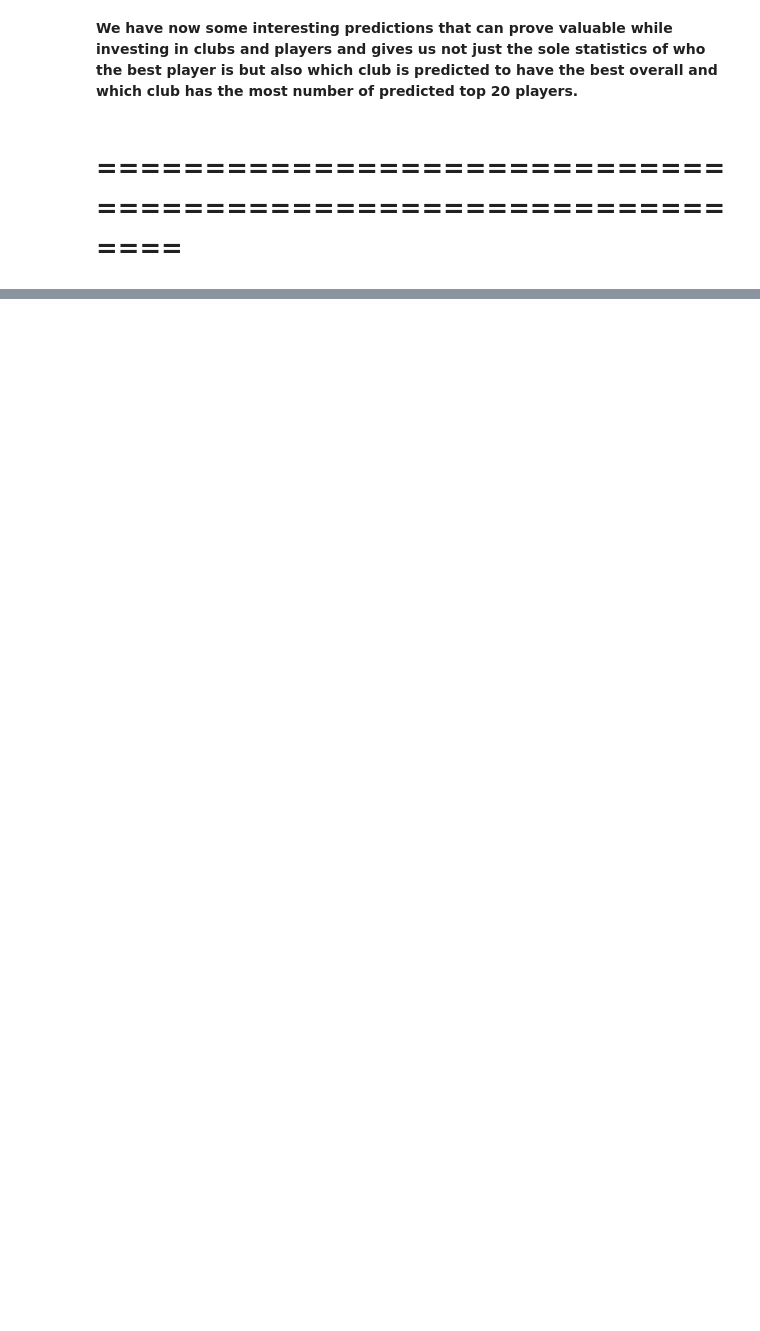
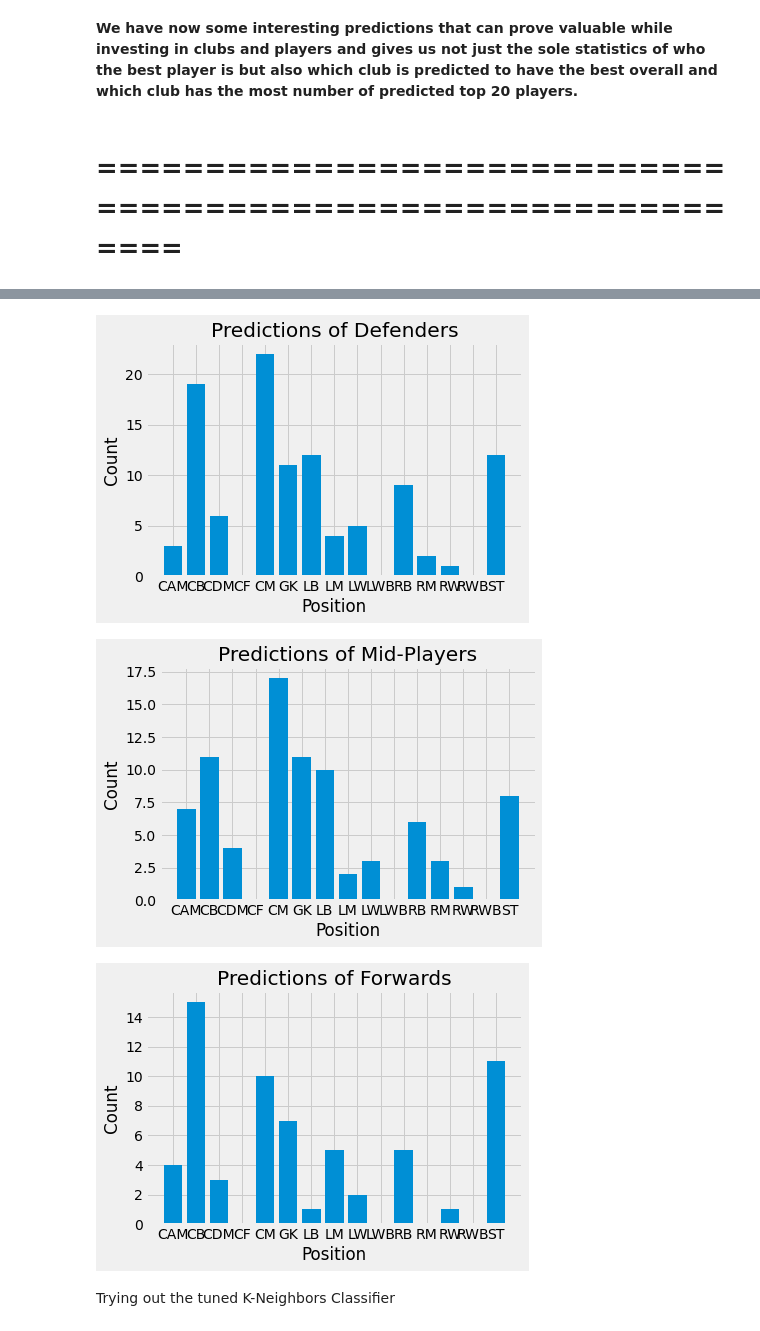
Before and after one commit to Wangsherpa/fifa-final-project, a Jupyter notebook: fifa-project.ipynb, the cells around one changed output, grey strips where cells are left out. Drawn from its saved outputs; the diff is of its cells as text; code cells hidden in the pictures; blank space fills up the shorter version.

```diff
--- a/fifa-project.ipynb
+++ b/fifa-project.ipynb
@@ -470,0 +776,45 @@ plt.show()
+# %%
+defenders = ['CB','CDM','LB','LWB','RB','RWB']
+mid = ['CAM','CM','LM','RM']
+forward = ['CF','LW','RW','ST']
+
+y_test_nn = pd.get_dummies(df_test['player_positions'])
+y_test_nn = y_test_nn[df_tst['club'].isin(clubs)]
+y_nn = pd.get_dummies(df_train['player_positions'])
+y_nn = y_nn[df_tst['club'].isin(clubs)]
+y_19_actual = y_nn[df_tst['club'].isin(clubs)]
+y_20_actual = y_test_nn
+y_20_pr = pd.get_dummies(y_pred_t)
+y_20_pre = y_20_pr[df_tst['club'].isin(clubs)]
+y_20_pred = pd.DataFrame(y_20_pre, index=y_20_actual.index, columns=y_20_actual.columns)
+pred_def = y_20_pred[(y_19_actual['CB'] == 1) | (y_19_actual['CDM'] == 1) | (y_19_actual['LB'] == 1) | (y_19_actual['LWB'] == 1)
+                    | (y_19_actual['RB'] == 1) | (y_19_actual['RWB'] == 1)].sum(axis=0)
+pred_mid = y_20_pred[(y_19_actual['CAM'] == 1) | (y_19_actual['CM'] == 1) | (y_19_actual['RM'] == 1)
+                    | (y_19_actual['LM'] == 1)].sum(axis=0)
+pred_for = y_20_pred[(y_19_actual['CF'] == 1) | (y_19_actual['LW'] == 1) | (y_19_actual['RW'] == 1)
+                    | (y_19_actual['ST'] == 1)].sum(axis=0)
+
+plt.figure()
+plt.bar(y_nn.columns, pred_def)
+plt.title('Predictions of Defenders')
+plt.xlabel('Position')
+plt.ylabel('Count')
+
+plt.figure()
+plt.bar(y_nn.columns, pred_mid)
+plt.title('Predictions of Mid-Players')
+plt.xlabel('Position')
+plt.ylabel('Count')
+
+plt.figure()
+plt.bar(y_nn.columns, pred_for)
+plt.title('Predictions of Forwards')
+plt.xlabel('Position')
+plt.ylabel('Count')
+plt.show()
+# %% [output]
+[figure, added]
+[figure, added]
+[figure, added]
+# %% [markdown]
+Trying out the tuned K-Neighbors Classifier
```
Also changed, not shown: parts of 119 cells of this notebook.
